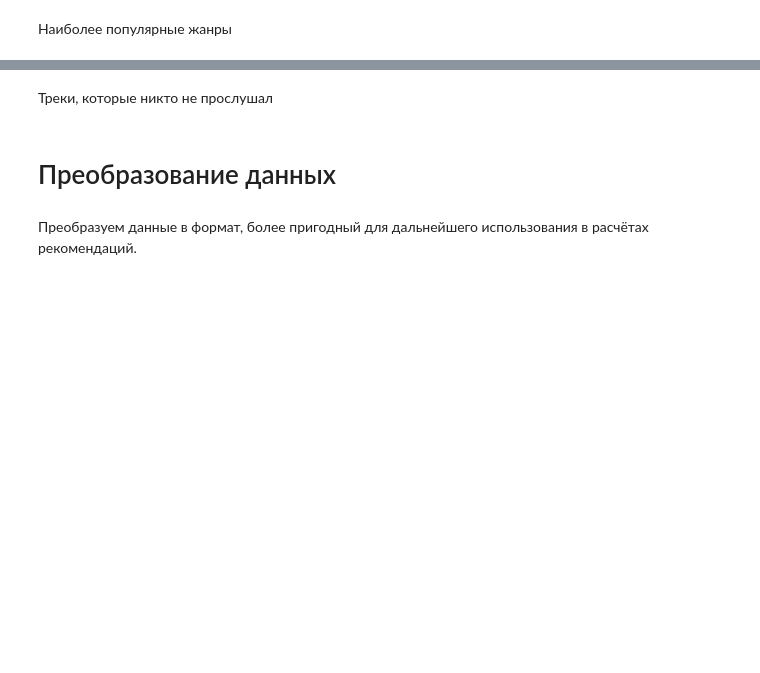
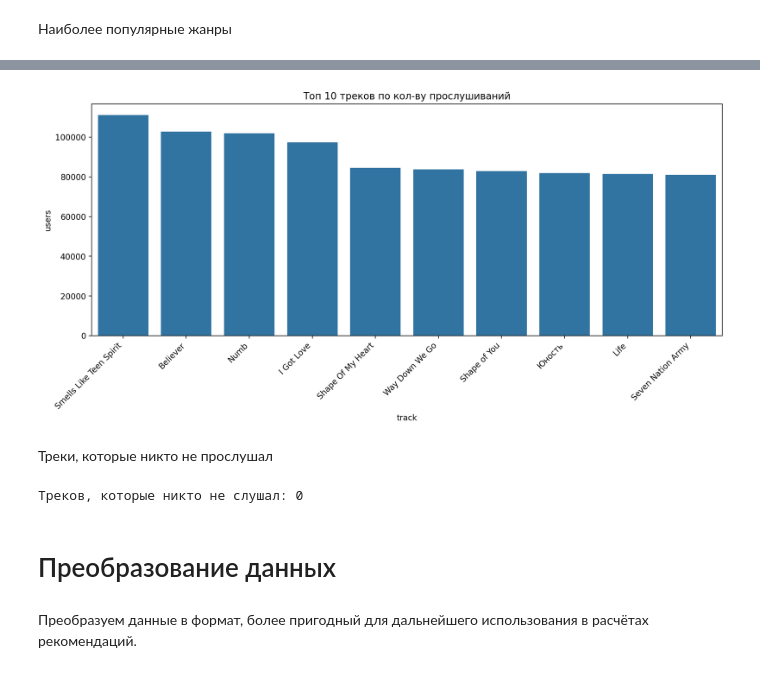
Before and after one commit to ozerge/mle-project-sprint-4-v001, a Jupyter notebook: recommendations.ipynb, the cells around one changed output, grey strips where cells are left out. Saved outputs shown, nothing was run; the diff lists cells and outputs as text; code cells hidden in the pictures; blank space fills up the shorter version.

```diff
--- a/recommendations.ipynb
+++ b/recommendations.ipynb
@@ -808,0 +902,4 @@ user_id track_id
+# %%
+# получим идентификаторы ТОП-100 треков за год
+interactions_by_track_top_100 = interactions_by_track.sort_values(by="users",ascending=False).head(100).reset_index(drop=True)
+interactions_by_track_top_100
@@ -808,0 +920,4 @@ user_id track_id
+# %%
+# добавим идентификаторы альбомов, артистов и жанров
+interactions_by_track_top_100 = interactions_by_track_top_100.merge(tracks, on="track_id", how="left")
+interactions_by_track_top_100
@@ -809,2 +938,8 @@ user_id track_id
 # %% [markdown]
 Наиболее популярные жанры
+# %%
+# новые колонки - первые значения списков из albums, artists, genres
+interactions_by_track_top_100["album_1"] = interactions_by_track_top_100["albums"].str[0]
+interactions_by_track_top_100["artist_1"] = interactions_by_track_top_100["artists"].str[0]
+interactions_by_track_top_100["genre_1"] = interactions_by_track_top_100["genres"].str[0]
+interactions_by_track_top_100
@@ -810,0 +960,14 @@ user_id track_id
+# %%
+# Создаем словари для быстрого поиска названий
+name_dicts = {}
+for entity_type in ["track", "album", "artist", "genre"]:
+    subset = catalog_names[catalog_names["type"] == entity_type]
+    name_dicts[entity_type] = subset.set_index('id')['name'].to_dict()
+
+# Добавляем названия через map. Заменим новые колонки album_1, artist_1, genre_1 именами из catalog_names
+interactions_by_track_top_100["track"] = interactions_by_track_top_100["track_id"].map(name_dicts["track"])
+interactions_by_track_top_100["album_1"] = interactions_by_track_top_100["album_1"].map(name_dicts["album"])
+interactions_by_track_top_100["artist_1"] = interactions_by_track_top_100["artist_1"].map(name_dicts["artist"])
+interactions_by_track_top_100["genre_1"] = interactions_by_track_top_100["genre_1"].map(name_dicts["genre"])
+
+interactions_by_track_top_100
@@ -811,5 +988,23 @@ user_id track_id
+# %%
+import seaborn as sns
+
+plt.figure(figsize=(12, 6))
+p = sns.barplot(data=interactions_by_track_top_100.sort_values('users', ascending=False).head(10),
+                x='track', y='users')
+plt.title("Топ 10 треков по кол-ву прослушиваний")
+plt.xticks(rotation=45, ha='right')  # ha = horizontalalignment
+plt.tight_layout()
+plt.show()
+# %% [output]
+[figure, added]
 # %% [markdown]
 Треки, которые никто не прослушал
+# %%
+# Треки без взаимодействий
+unlistened_tracks = interactions_by_track[interactions_by_track["users"] == 0]
+print(f"Треков, которые никто не слушал: {len(unlistened_tracks)}")
+# %% [output]
+Треков, которые никто не слушал: 0
 # %% [markdown]
 # Преобразование данных
 # %% [markdown]
```
Also changed, not shown: parts of 24 cells of this notebook.
